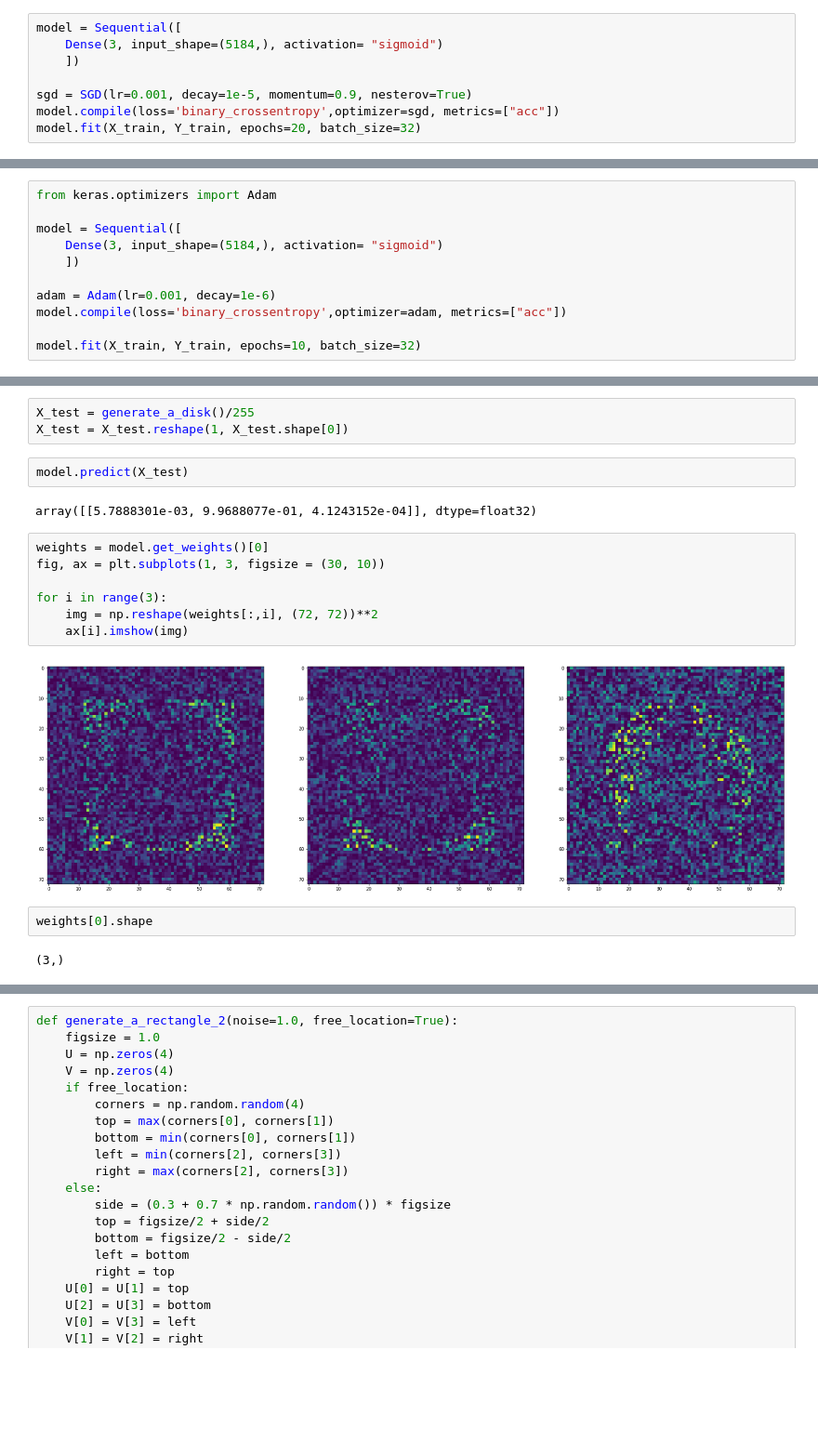
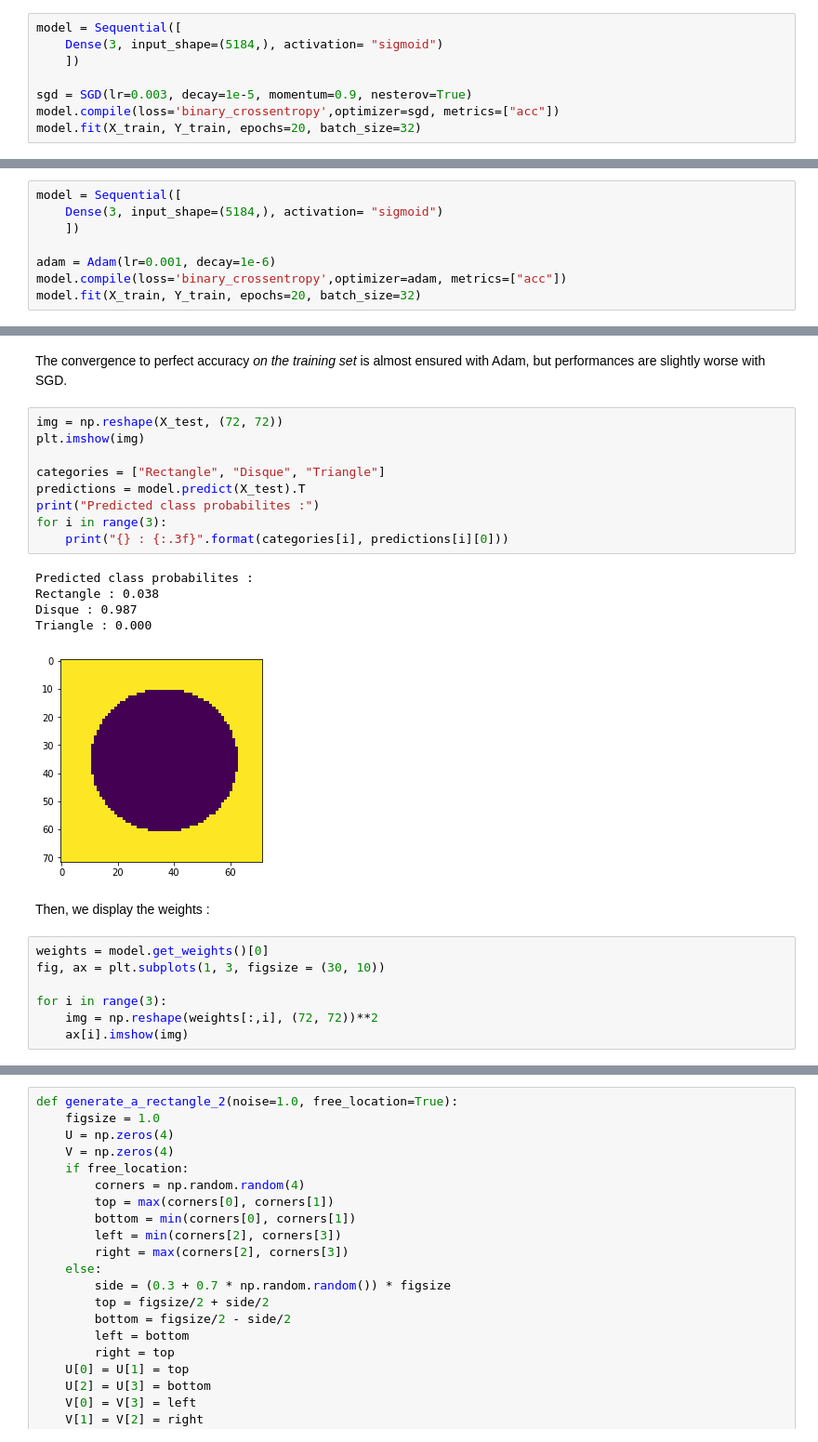
Before and after one commit to ClementBarras/mva-deep-learning, a Jupyter notebook: mp1.ipynb, the cells around one changed output, grey strips where cells are left out. Shown at 93% size. Saved outputs shown, nothing was run; the diff lists cells and outputs as text; blank space fills up the shorter version.

```diff
--- a/mp1.ipynb
+++ b/mp1.ipynb
@@ -176,7 +192,7 @@ model = Sequential([
     Dense(3, input_shape=(5184,), activation= "sigmoid")
     ])
 
-sgd = SGD(lr=0.001, decay=1e-5, momentum=0.9, nesterov=True)
+sgd = SGD(lr=0.003, decay=1e-5, momentum=0.9, nesterov=True)
 model.compile(loss='binary_crossentropy',optimizer=sgd, metrics=["acc"])
 model.fit(X_train, Y_train, epochs=20, batch_size=32)
 # %% [output]
@@ -201,12 +219,9 @@ Epoch 20/20
 # %%
-from keras.optimizers import Adam
-
 model = Sequential([
     Dense(3, input_shape=(5184,), activation= "sigmoid")
     ])
 
 adam = Adam(lr=0.001, decay=1e-6)
 model.compile(loss='binary_crossentropy',optimizer=adam, metrics=["acc"])
-
-model.fit(X_train, Y_train, epochs=10, batch_size=32)
+model.fit(X_train, Y_train, epochs=20, batch_size=32)
 # %% [output]
@@ -233,11 +245,23 @@ Epoch 10/10
 <keras.callbacks.History at 0x...>
-# %%
-X_test = generate_a_disk()/255
-X_test = X_test.reshape(1, X_test.shape[0])
-# %%
-model.predict(X_test)
-# %% [output]
-array([[5.7888301e-03, 9.9688077e-01, 4.1243152e-04]], dtype=float32)
+# %% [markdown]
+The convergence to perfect accuracy *on the training set* is almost ensured with Adam, but performances are slightly worse with SGD.
+# %%
+img = np.reshape(X_test, (72, 72))
+plt.imshow(img)
+
+categories = ["Rectangle", "Disque", "Triangle"]
+predictions = model.predict(X_test).T
+print("Predicted class probabilites :")
+for i in range(3):
+    print("{} : {:.3f}".format(categories[i], predictions[i][0]))
+# %% [output]
+Predicted class probabilites :
+Rectangle : 0.038
+Disque : 0.987
+Triangle : 0.000
+[figure, added]
+# %% [markdown]
+Then, we display the weights :
 # %%
 weights = model.get_weights()[0]
 fig, ax = plt.subplots(1, 3, figsize = (30, 10))
@@ -245,9 +269,3 @@ fig, ax = plt.subplots(1, 3, figsize = (30, 10))
 for i in range(3):
     img = np.reshape(weights[:,i], (72, 72))**2
     ax[i].imshow(img)
-# %% [output]
-[figure, removed]
-# %%
-weights[0].shape
-# %% [output]
-(3,)
```
Also changed, not shown: parts of 54 cells of this notebook, 1 other file.
